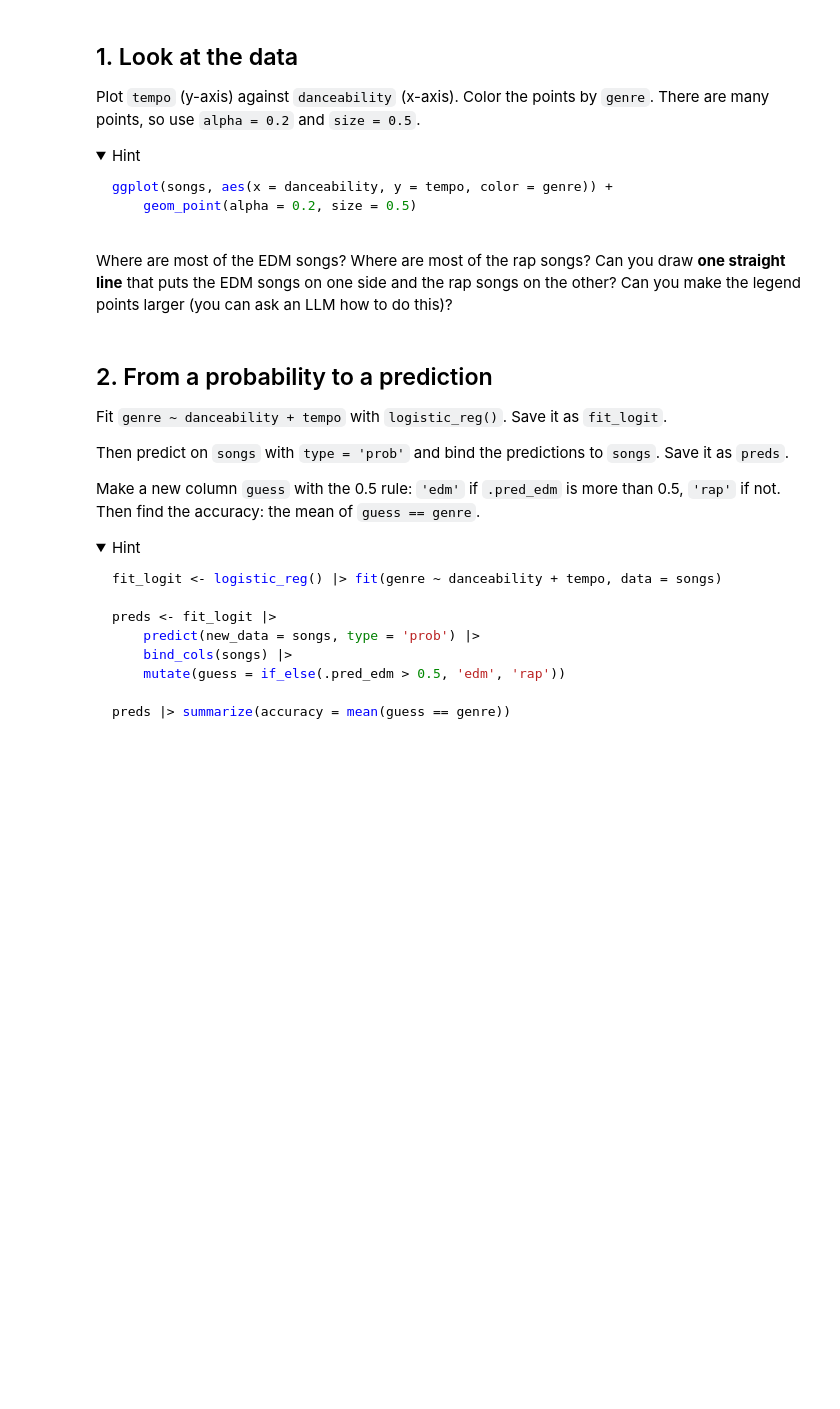
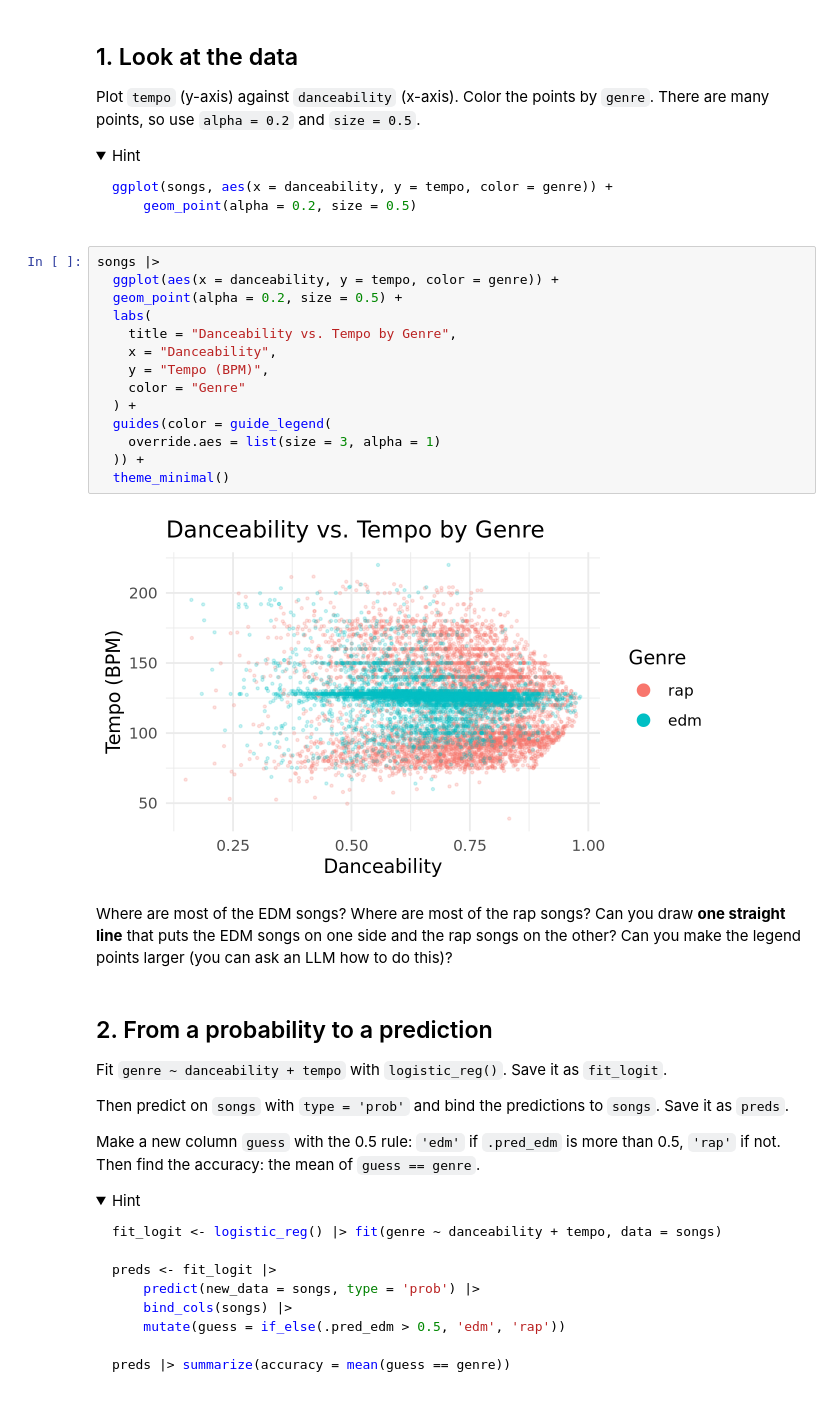
Before and after one commit to jan3zhao/codespace, a Jupyter notebook: exercises/13-spotify-exercise.ipynb, the cells around one changed output. Cells and saved outputs as stored; diff of their text form; folded sections open; blank space fills up the shorter version.

````diff
--- a/exercises/13-spotify-exercise.ipynb
+++ b/exercises/13-spotify-exercise.ipynb
@@ -50,6 +54,22 @@ ggplot(songs, aes(x = danceability, y = tempo, color = genre)) +
 ```
 
 </details>
+# %%
+songs |>
+  ggplot(aes(x = danceability, y = tempo, color = genre)) +
+  geom_point(alpha = 0.2, size = 0.5) +
+  labs(
+    title = "Danceability vs. Tempo by Genre",
+    x = "Danceability",
+    y = "Tempo (BPM)",
+    color = "Genre"
+  ) +
+  guides(color = guide_legend(
+    override.aes = list(size = 3, alpha = 1)
+  )) +
+  theme_minimal()
+# %% [output]
+[figure, added]
 # %% [markdown]
 Where are most of the EDM songs? Where are most of the rap songs? Can you draw **one straight line** that puts the EDM songs on one side and the rap songs on the other? Can you make the legend points larger (you can ask an LLM how to do this)?
 # %% [markdown]
````
Also changed, not shown: parts of 6 cells of this notebook.
